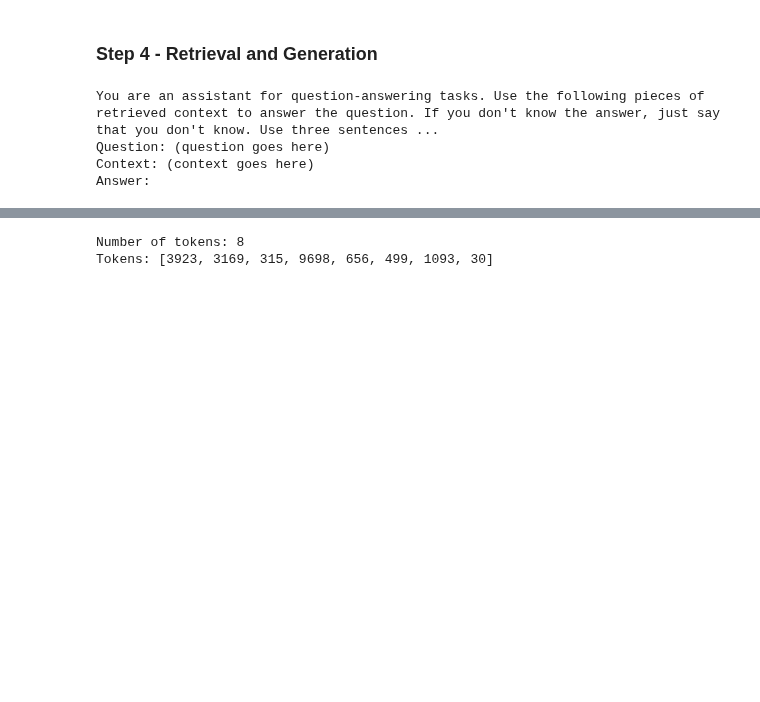
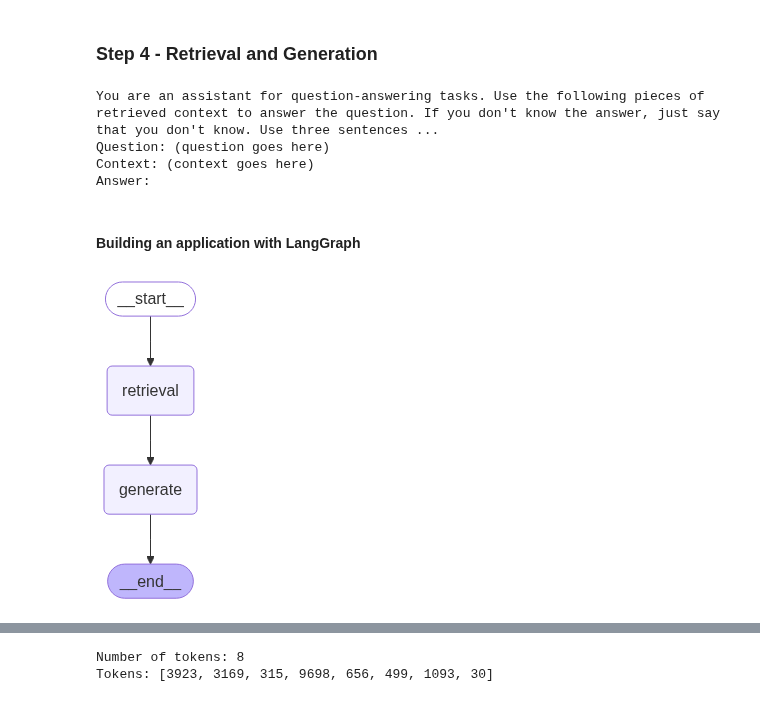
Before and after one commit to chayansraj/Agentic-RAG-with-evalution-Langchain, a Jupyter notebook: rag/setup_rag.ipynb, the cells around one changed output, grey strips where cells are left out. Saved outputs shown, nothing was run; the diff lists cells and outputs as text; code cells hidden in the pictures; blank space fills up the shorter version.

```diff
--- a/rag/setup_rag.ipynb
+++ b/rag/setup_rag.ipynb
@@ -177,3 +177,31 @@ You are an assistant for question-answering tasks. Use the following pieces of r
 Question: (question goes here)
 Context: (context goes here)
 Answer:
+# %% [markdown]
+#### Building an application with LangGraph
+# %%
+class State(TypedDict):
+    question: str
+    context: List[documents.Document]
+    answer: str
+# %%
+def retrieval(state:State):
+    retrieved_docs = vector_store.similarity_search(state['question'])
+    return {"context": retrieved_docs}
+# %%
+def generate(state:State):
+    docs_content = "\n\n".join(doc.page_content for doc in state['context'])
+    messages = prompt.invoke({"question":state["question"], "context":docs_content})
+    response = llm.invoke(messages)
+    return {"answer": response.content}
+# %%
+graph = StateGraph(State)
+graph_builder = graph.add_sequence((retrieval, generate))
+graph_builder.add_edge(START, "retrieval")
+app = graph_builder.compile()
+# %%
+from IPython.display import Image, display
+
+display(Image(app.get_graph().draw_mermaid_png()))
+# %% [output]
+[figure, added]
```
Also changed, not shown: parts of 2 cells of this notebook.
